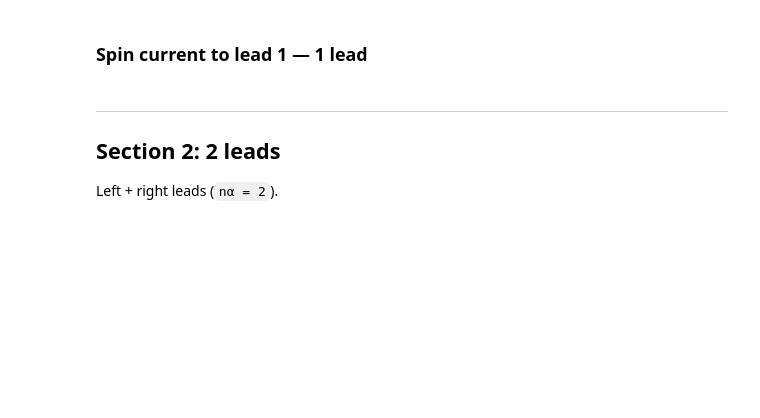
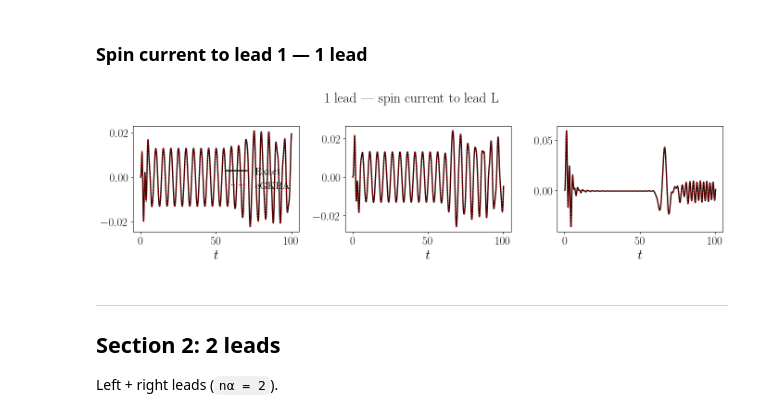
Before and after one commit to Jalil199/GKBA, a Jupyter notebook: notebooks/krylov_comparison.ipynb, the cells around one changed output. Saved outputs shown, nothing was run; the diff lists cells and outputs as text; code cells hidden in the pictures; blank space fills up the shorter version.

```diff
--- a/notebooks/krylov_comparison.ipynb
+++ b/notebooks/krylov_comparison.ipynb
@@ -239,15 +257,17 @@ plt.tight_layout()
 # %%
 fig, axs = plt.subplots(1, 3, figsize=(14, 4), sharey=false)
 for (ix, ax) in enumerate(axs)
     ax.plot(ts, sc_ex1[:, ix], "k-",  lw=2,   label="Exact")
-    ax.plot(ts, sc_gk1[:, ix], "b--", lw=1.5, label="GKBA")
+    #ax.plot(ts, sc_gk1[:, ix], "b--", lw=1.5, label="GKBA")
     ax.plot(ts, sc_eg1[:, ix], "r:",  lw=1.5, label="eGKBA")
     ax.set_xlabel(L"t")
-    ax.set_ylabel(L"J^" * xlabels[ix] * L"_L")
+    #ax.set_ylabel(L"J^" * xlabels[ix] * L"_L")
     ix == 1 && ax.legend(frameon=false)
 end
 fig.suptitle("1 lead — spin current to lead L")
 plt.tight_layout()
+# %% [output]
+[figure, added]
 # %% [markdown]
 ---
 ## Section 2: 2 leads
```
Also changed, not shown: parts of 9 cells of this notebook.
